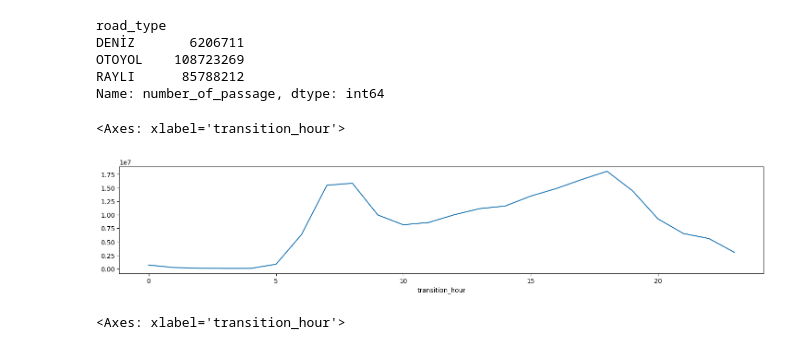
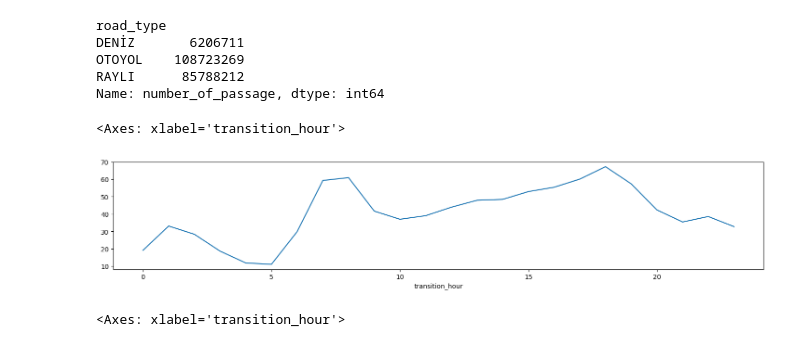
Before and after one commit to kaygun/2024-Spring-388E, a Jupyter notebook: lectures/lecture-02.ipynb, the cells around one changed output. Drawn from its saved outputs; the diff is of its cells as text; code cells hidden in the pictures.

```diff
--- a/lectures/lecture-02.ipynb
+++ b/lectures/lecture-02.ipynb
@@ -279,10 +322,10 @@ OTOYOL    108723269
 RAYLI      85788212
 Name: number_of_passage, dtype: int64
 # %%
-subset['number_of_passage'].groupby(subset['transition_hour']).sum().plot(figsize=(18,3))
+subset['number_of_passage'].groupby(subset['transition_hour']).mean().plot(figsize=(18,3))
 # %% [output]
 <Axes: xlabel='transition_hour'>
-[figure, old version]
+[figure, new version]
 # %%
 subset['number_of_passage'][ subset['road_type'] == "OTOYOL" ].groupby(subset['transition_hour']).sum().plot(figsize=(18,3))
 # %% [output]
```
Also changed, not shown: parts of 19 cells of this notebook.
